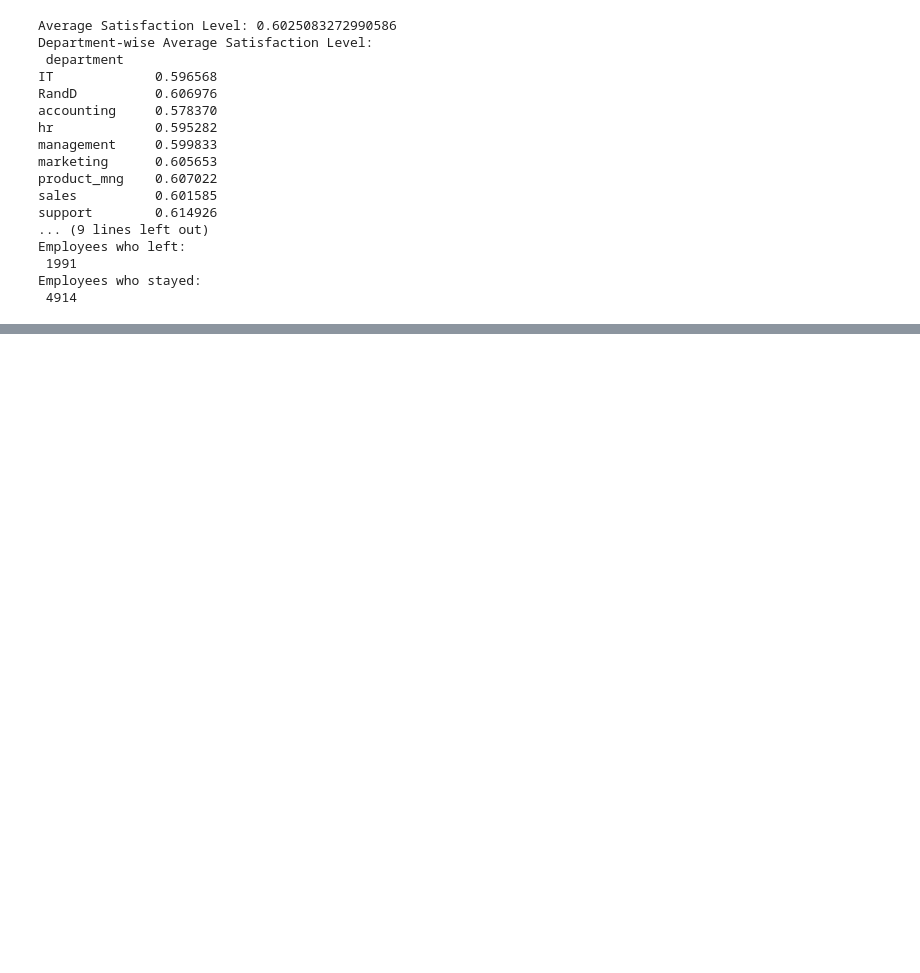
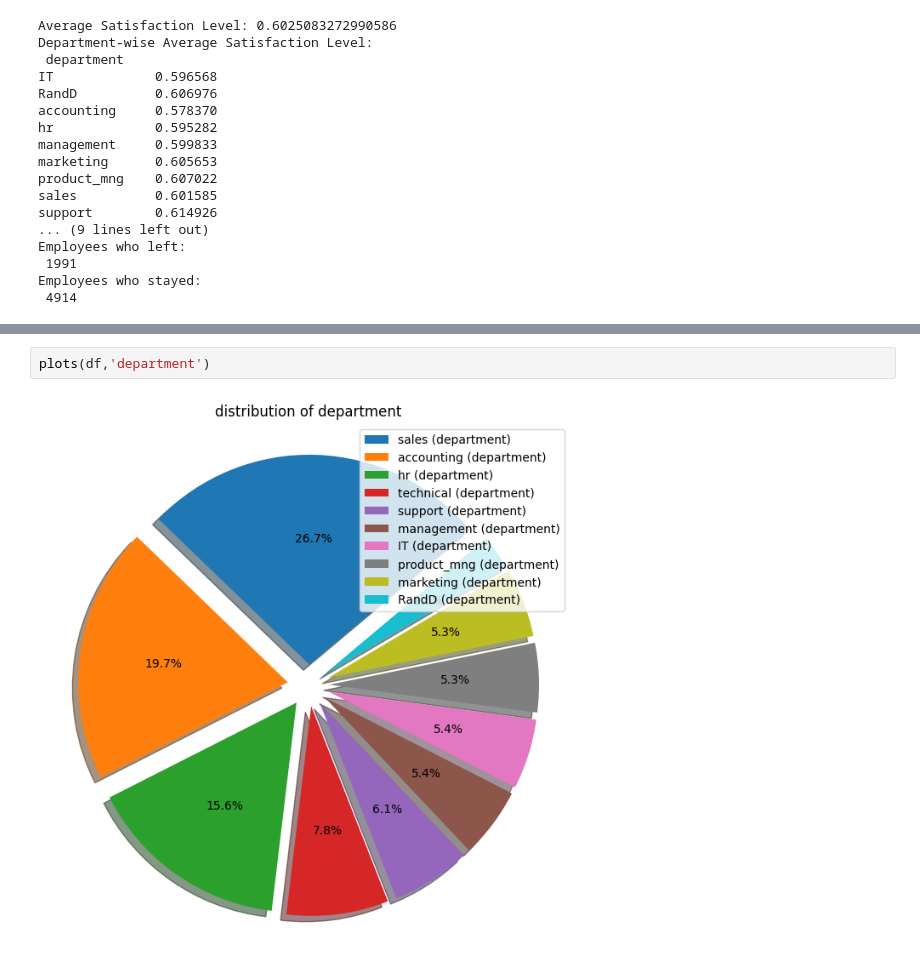
Before and after one commit to widushan/Job-Recruitement-With-Machine-Learing, a Jupyter notebook: HR Analysis.ipynb, the cells around one changed output, grey strips where cells are left out. Drawn from its saved outputs; the diff is of its cells as text; blank space fills up the shorter version.

```diff
--- a/HR Analysis.ipynb
+++ b/HR Analysis.ipynb
@@ -93,0 +118,4 @@ Employees who stayed:
+# %%
+plots(df,'department')
+# %% [output]
+[figure, added]
```
Also changed, not shown: parts of 10 cells of this notebook.
